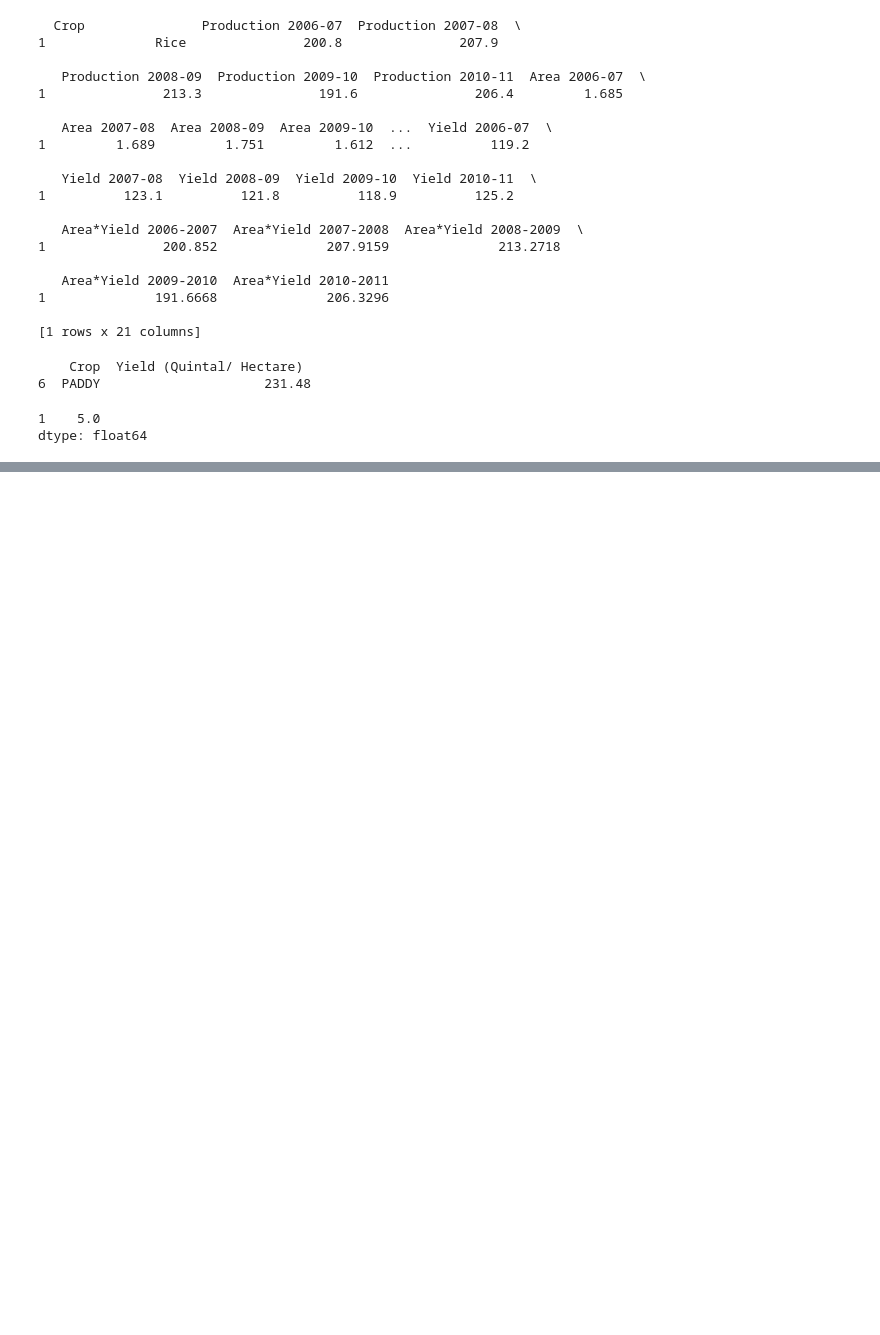
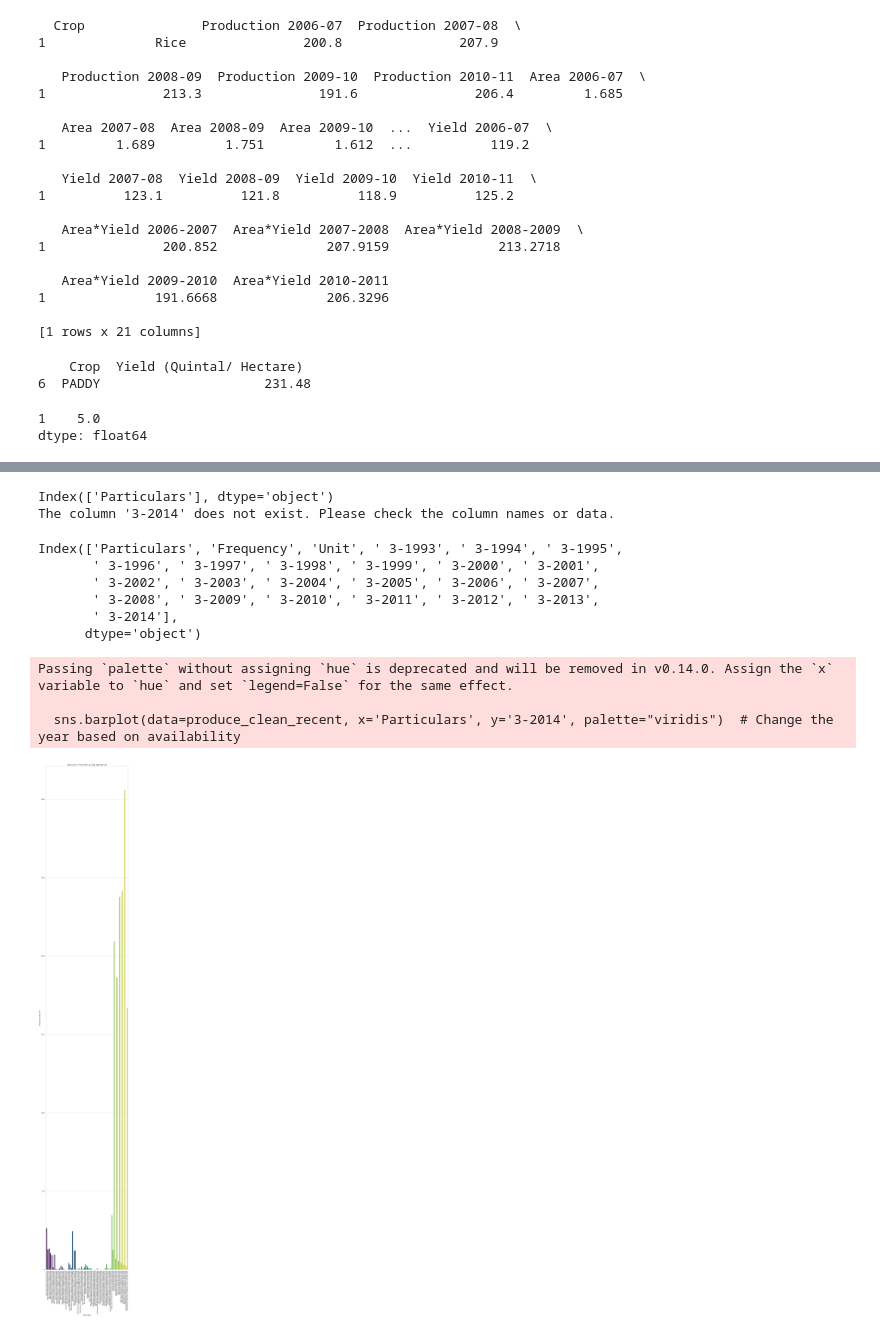
Before and after one commit to Darkwolf68/Unicoverage-INternship, a Jupyter notebook: Untitled21.ipynb, the cells around one changed output, grey strips where cells are left out. Cells and saved outputs as stored; diff of their text form; code cells hidden in the pictures; blank space fills up the shorter version.

```diff
--- a/Untitled21.ipynb
+++ b/Untitled21.ipynb
@@ -369,0 +510,57 @@ dtype: float64
+# %%
+# Checking the exact column names in the produce_clean_recent DataFrame
+print(produce_clean_recent.columns)
+
+# If column names have extra spaces or formatting issues, you can use this to strip them
+produce_clean_recent.columns = produce_clean_recent.columns.str.strip()
+
+# Now reattempting the plotting
+if '3-2014' in produce_clean_recent.columns:
+    plt.figure(figsize=(10, 6))
+    sns.barplot(data=produce_clean_recent, x='Particulars', y='3-2014', palette="viridis")
+    plt.title('Agricultural Production by Crop Type (2014)', fontsize=14)
+    plt.ylabel('Production (Ton mn)')
+    plt.xticks(rotation=90)
+    plt.tight_layout()
+    plt.show()
+else:
+    print("The column '3-2014' does not exist. Please check the column names or data.")
+# %% [output]
+Index(['Particulars'], dtype='object')
+The column '3-2014' does not exist. Please check the column names or data.
+# %%
+print(produce.columns)
+# %% [output]
+Index(['Particulars', 'Frequency', 'Unit', ' 3-1993', ' 3-1994', ' 3-1995',
+       ' 3-1996', ' 3-1997', ' 3-1998', ' 3-1999', ' 3-2000', ' 3-2001',
+       ' 3-2002', ' 3-2003', ' 3-2004', ' 3-2005', ' 3-2006', ' 3-2007',
+       ' 3-2008', ' 3-2009', ' 3-2010', ' 3-2011', ' 3-2012', ' 3-2013',
+       ' 3-2014'],
+      dtype='object')
+# %%
+
+
+# Clean column names by stripping leading/trailing spaces
+produce.columns = produce.columns.str.strip()
+
+# Cleaning produce.csv and handling columns dynamically
+produce_clean = produce.dropna(subset=['Particulars'])  # Remove rows with missing 'Particulars'
+recent_years = ['3-2010', '3-2011', '3-2012', '3-2013', '3-2014']
+
+# Checking for available columns in the dataset
+available_years = [col for col in recent_years if col in produce_clean.columns]
+produce_clean_recent = produce_clean[['Particulars'] + available_years].dropna()
+
+# Plotting total agricultural production for food grains (recent years)
+plt.figure(figsize=(10, 60))
+sns.barplot(data=produce_clean_recent, x='Particulars', y='3-2014', palette="viridis")  # Change the year based on availability
+plt.title('Agricultural Production by Crop Type (2014)', fontsize=14)
+plt.ylabel('Production (Ton mn)')
+plt.xticks(rotation=90)
+plt.tight_layout()
+plt.show()
+# %% [output]
+Passing `palette` without assigning `hue` is deprecated and will be removed in v0.14.0. Assign the `x` variable to `hue` and set `legend=False` for the same effect.
+
+  sns.barplot(data=produce_clean_recent, x='Particulars', y='3-2014', palette="viridis")  # Change the year based on availability
+[figure, added]
```
Also changed, not shown: parts of 5 cells of this notebook.
